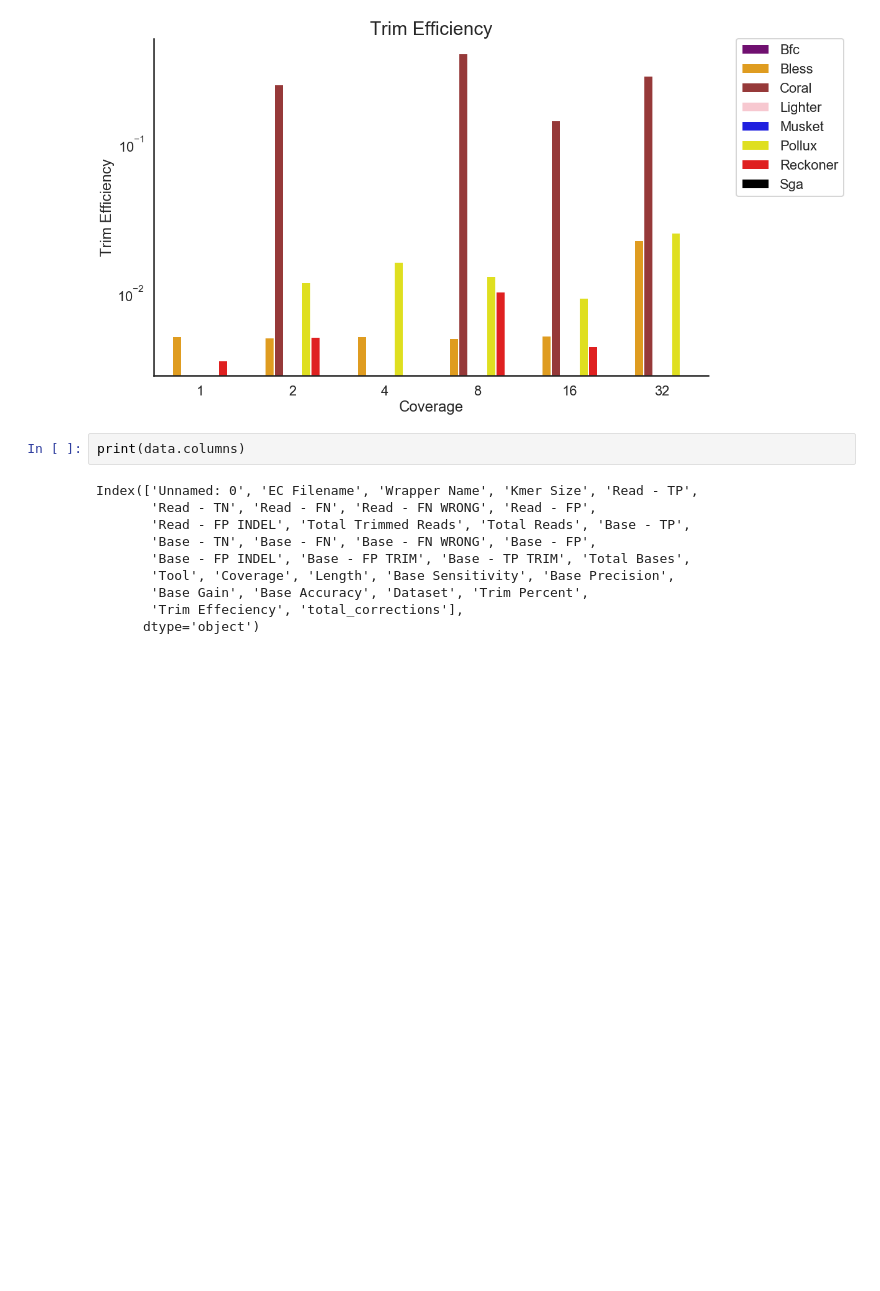
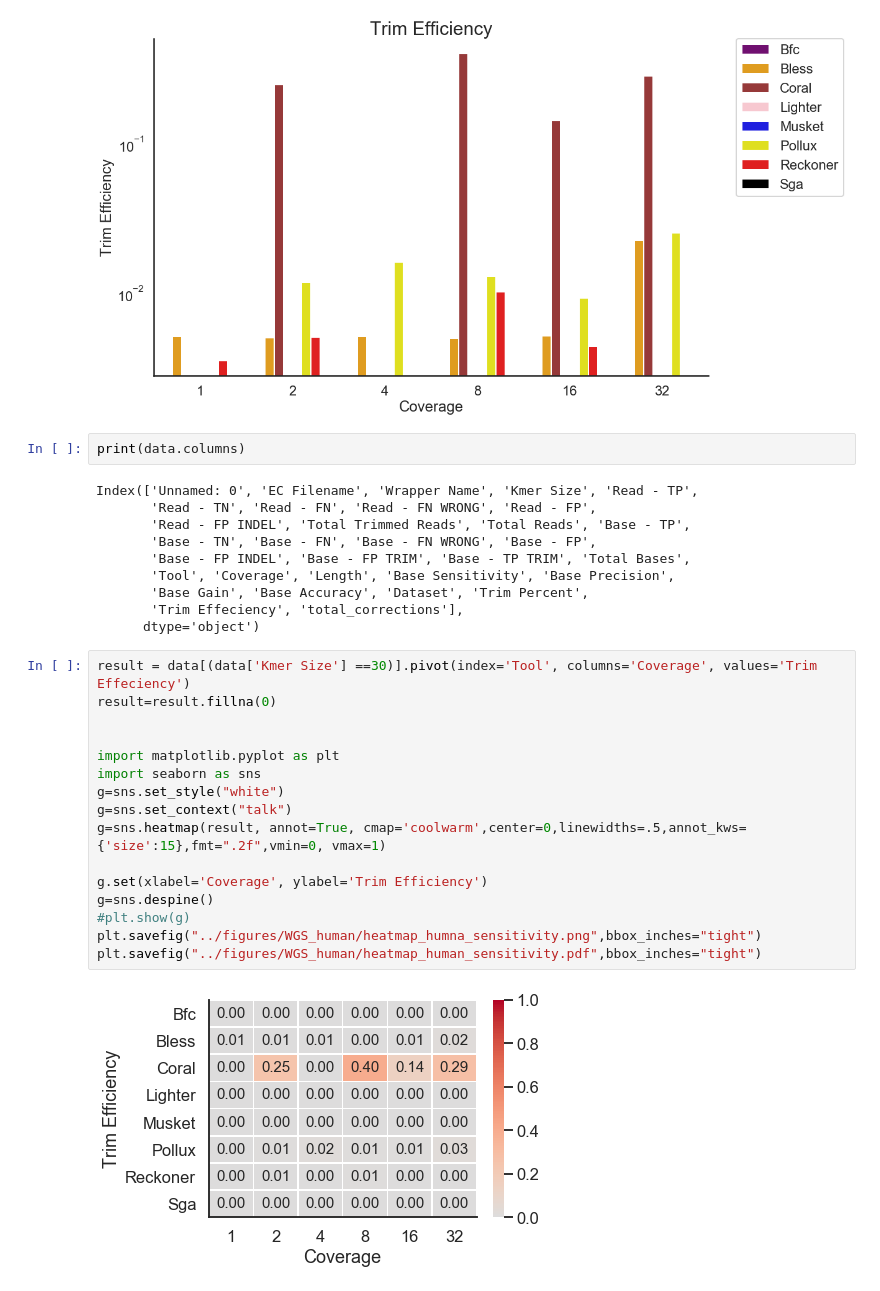
Before and after one commit to Mangul-Lab-USC/benchmarking_error_correction, a Jupyter notebook: notebooks/WGS_human_kmer.ipynb, the cells around one changed output. Cells and saved outputs as stored; diff of their text form; blank space fills up the shorter version.

Commit message:
add trim % and efficeincy heatmap

```diff
--- a/notebooks/WGS_human_kmer.ipynb
+++ b/notebooks/WGS_human_kmer.ipynb
@@ -497,3 +497,21 @@ Index(['Unnamed: 0', 'EC Filename', 'Wrapper Name', 'Kmer Size', 'Read - TP',
        'Base Gain', 'Base Accuracy', 'Dataset', 'Trim Percent',
        'Trim Effeciency', 'total_corrections'],
       dtype='object')
+# %%
+result = data[(data['Kmer Size'] ==30)].pivot(index='Tool', columns='Coverage', values='Trim Effeciency')
+result=result.fillna(0)
+
+
+import matplotlib.pyplot as plt
+import seaborn as sns
+g=sns.set_style("white")
+g=sns.set_context("talk")
+g=sns.heatmap(result, annot=True, cmap='coolwarm',center=0,linewidths=.5,annot_kws={'size':15},fmt=".2f",vmin=0, vmax=1)
+
+g.set(xlabel='Coverage', ylabel='Trim Efficiency')
+g=sns.despine()
+#plt.show(g)
+plt.savefig("../figures/WGS_human/heatmap_humna_sensitivity.png",bbox_inches="tight")
+plt.savefig("../figures/WGS_human/heatmap_human_sensitivity.pdf",bbox_inches="tight")
+# %% [output]
+[figure, added]
```
Also changed, not shown: parts of 2 cells of this notebook.
